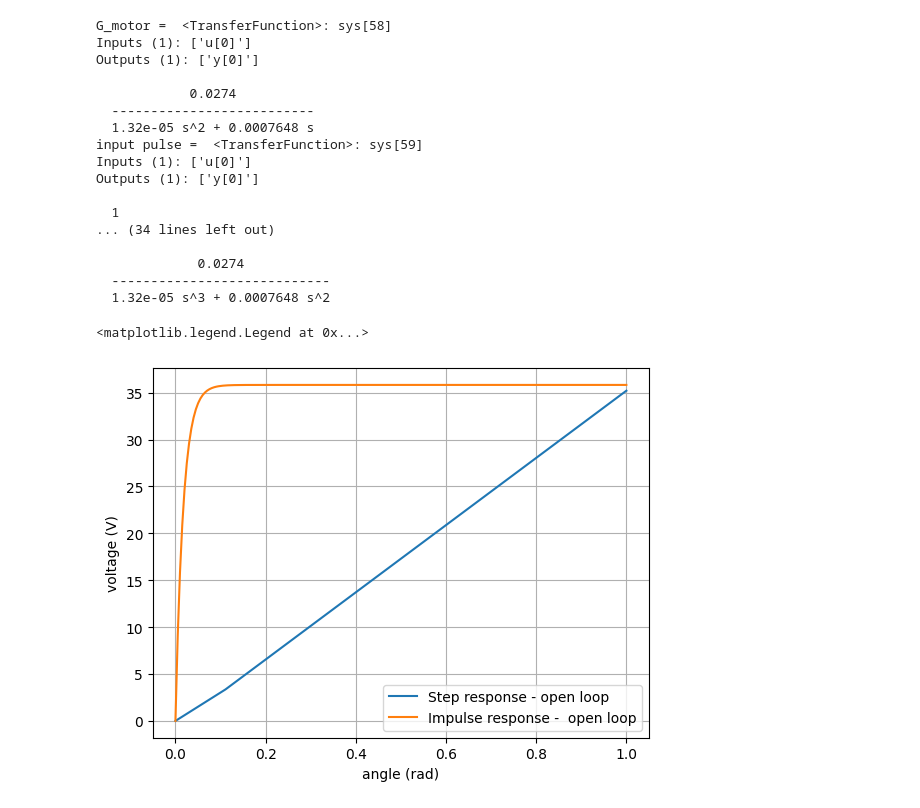
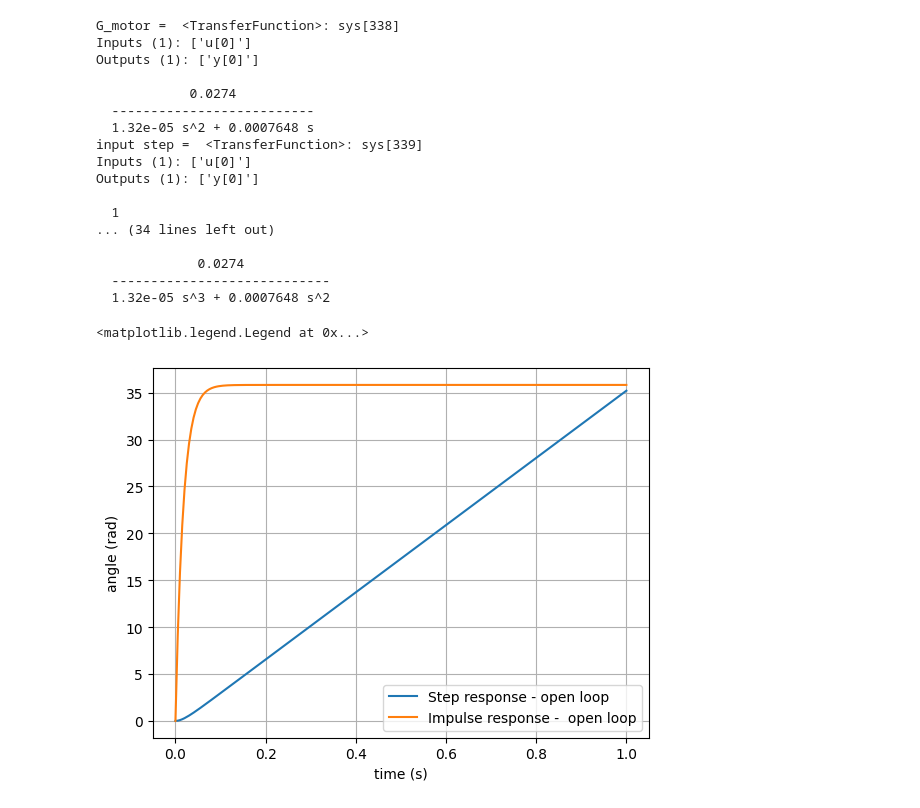
Before and after one commit to TijnAltenaAO/python-modeling, a Jupyter notebook: controlsystemsmodeling.ipynb, the cells around one changed output. Cells and saved outputs as stored; diff of their text form; code cells hidden in the pictures.

```diff
--- a/controlsystemsmodeling.ipynb
+++ b/controlsystemsmodeling.ipynb
@@ -83,49 +83,49 @@ den = [J*L_m, (R_E*J)+(b_m*L_m), (K**2)+(b_m*R_E), 0]
 G_motor = tf(num, den)
 
 # step response and pulse response:
-step =tf([1],[1,0])
+step = tf([1],[1,0]) # figire out of numerator value matters.
 Y_step = G_motor * step
-pulse =tf([1],[1])
+pulse = tf([1],[1])
 Y_pulse = G_motor * step
 
 # show actual equations
 print('G_motor = ', G_motor)
-print('input pulse = ', step)
+print('input step = ', step)
 print('motor transfer function = ', G_motor)
 print('output Y = ', Y_step)
 print('input pulse = ', pulse)
 print('motor transfer function = ', G_motor)
 print('output Y = ', Y_pulse)
 
 #open loop response = the system's output behavior without any feedback, measured after a step change in the systems input (= at the controller's output )
 t,y = step_response(G_motor,T=1,T_num=200, X0=0)     #X0 can be set as initial condition
 t2,yc = impulse_response(G_motor,T=1,T_num=200)
 plt.plot(t,y, label='Step response - open loop')
 plt.plot(t2,yc, label='Impulse response -  open loop')
 plt.grid()
-plt.xlabel('angle (rad)')
-plt.ylabel('voltage (V)')
+plt.xlabel('time (s)')
+plt.ylabel('angle (rad)')
 plt.legend()
 # %% [output]
-G_motor =  <TransferFunction>: sys[58]
+G_motor =  <TransferFunction>: sys[338]
 Inputs (1): ['u[0]']
 Outputs (1): ['y[0]']
 
             0.0274
   --------------------------
   1.32e-05 s^2 + 0.0007648 s
-input pulse =  <TransferFunction>: sys[59]
+input step =  <TransferFunction>: sys[339]
 Inputs (1): ['u[0]']
 Outputs (1): ['y[0]']
 
   1
 ... (34 lines left out)
 
              0.0274
   ----------------------------
   1.32e-05 s^3 + 0.0007648 s^2
 <matplotlib.legend.Legend at 0x...>
-[figure, old version]
+[figure, new version]
 # %%
 import array
 import control
```
Also changed, not shown: parts of 3 cells of this notebook.
